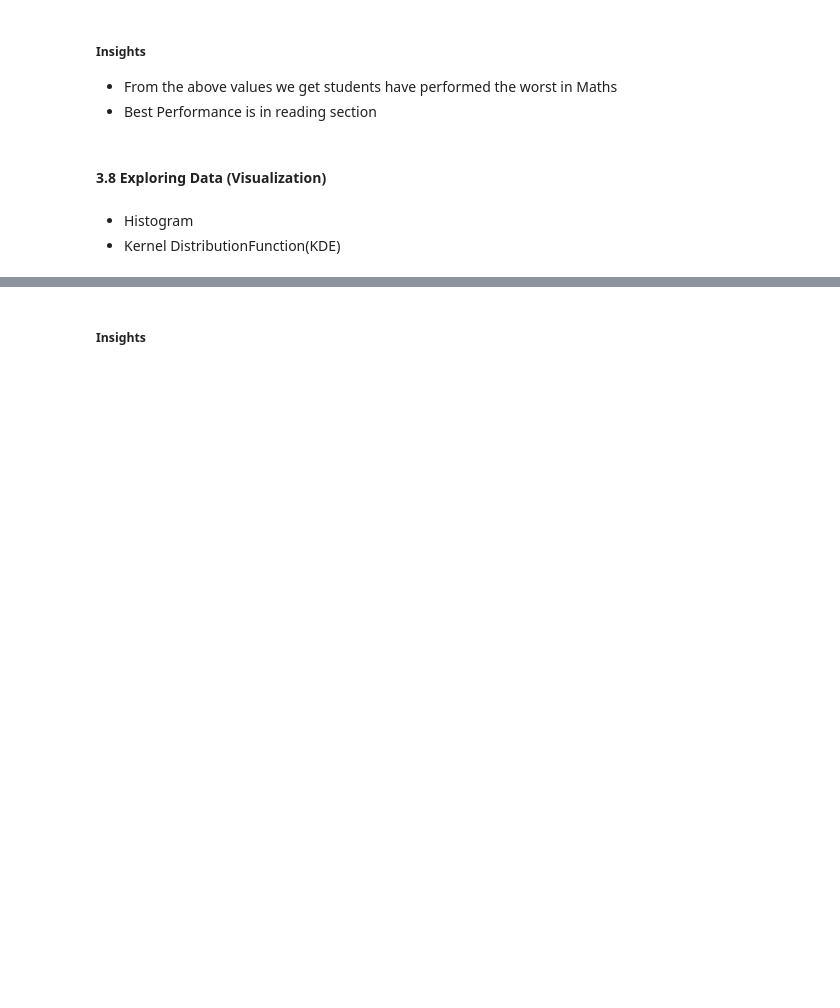
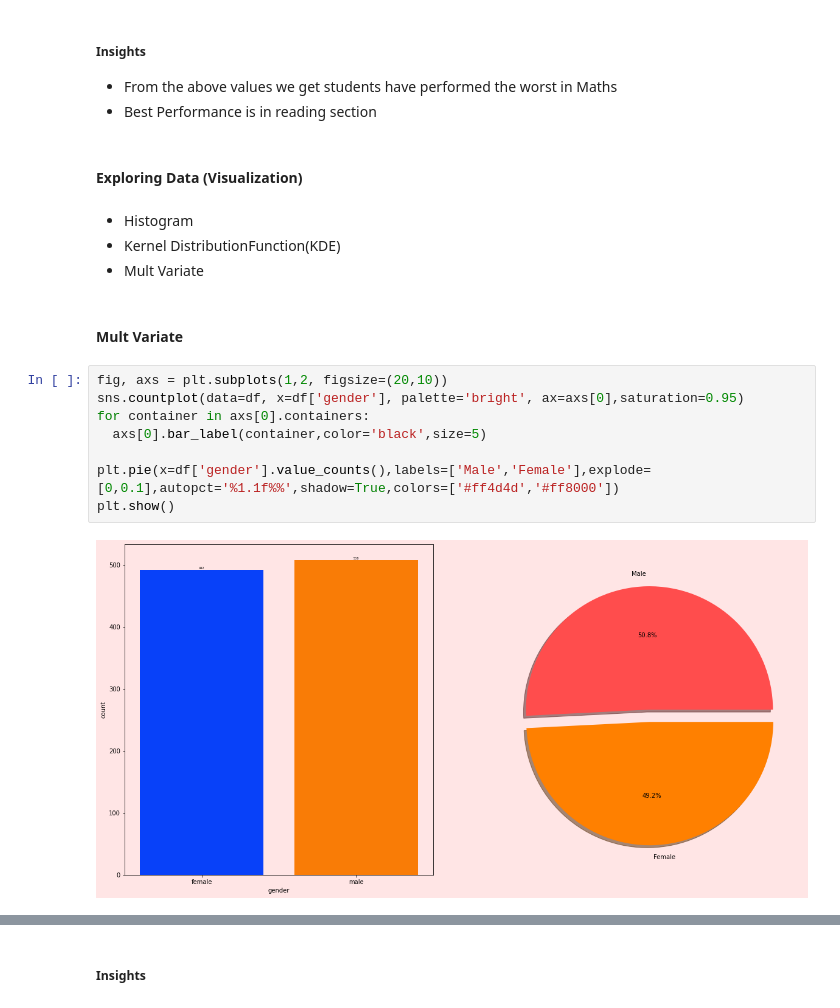
Before and after one commit to Samrawit02/Student-Performance-Prediction, a Jupyter notebook: src/Notebook/EDA STUDENT PERFORMANCE.ipynb, the cells around one changed output, grey strips where cells are left out. Saved outputs shown, nothing was run; the diff lists cells and outputs as text; blank space fills up the shorter version.

```diff
--- a/src/Notebook/EDA STUDENT PERFORMANCE.ipynb
+++ b/src/Notebook/EDA STUDENT PERFORMANCE.ipynb
@@ -173,10 +173,23 @@ Number of students with less than 20 marks in Reading: 0
  - From the above values we get students have performed the worst in Maths
  - Best Performance is in reading section
 # %% [markdown]
-#### 3.8 Exploring Data (Visualization)
+#### Exploring Data (Visualization)
 # %% [markdown]
 - Histogram
 - Kernel DistributionFunction(KDE)
+- Mult Variate
+# %% [markdown]
+####  Mult Variate
+# %%
+fig, axs = plt.subplots(1,2, figsize=(20,10))
+sns.countplot(data=df, x=df['gender'], palette='bright', ax=axs[0],saturation=0.95)
+for container in axs[0].containers:
+  axs[0].bar_label(container,color='black',size=5)
+
+plt.pie(x=df['gender'].value_counts(),labels=['Male','Female'],explode=[0,0.1],autopct='%1.1f%%',shadow=True,colors=['#ff4d4d','#ff8000'])
+plt.show()
+# %% [output]
+[figure, added]
 # %%
 fig, axs = plt.subplots(1,2 , figsize=(15,7))
 plt.subplot(121)
```
Also changed, not shown: parts of 9 cells of this notebook, 1 other file.
